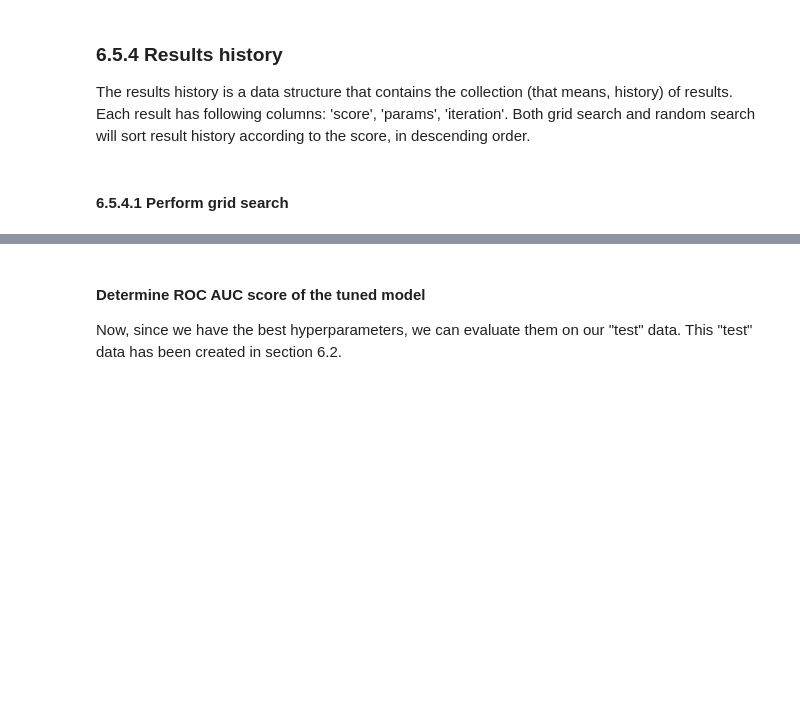
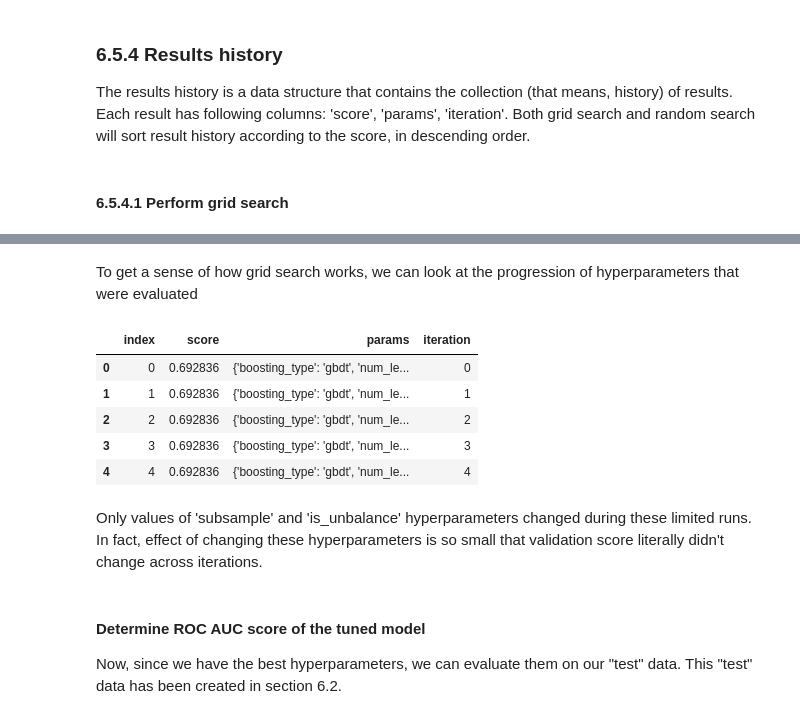
Before and after one commit to tanmoybanerjee2003/dataScience, a Jupyter notebook: Udacity_data_science_capstone/Loan_default_risk_classfier.ipynb, the cells around one changed output, grey strips where cells are left out. Drawn from its saved outputs; the diff is of its cells as text; code cells hidden in the pictures; blank space fills up the shorter version.

```diff
--- a/Udacity_data_science_capstone/Loan_default_risk_classfier.ipynb
+++ b/Udacity_data_science_capstone/Loan_default_risk_classfier.ipynb
@@ -1549,6 +1549,20 @@ The best hyperparameters were:
  'reg_lambda': 0.0,
  'subsample': 0.5,
  'subsample_for_bin': 20000}
+# %% [markdown]
+To get a sense of how grid search works, we can look at the progression of hyperparameters that were evaluated
+# %%
+pd.options.display.max_colwidth = 1000
+grid_results
+# %% [output]
+|  | index | score | params | iteration |
+| 0 | 0 | 0.692836 | {'boosting_type': 'gbdt', 'num_le... | 0 |
+| 1 | 1 | 0.692836 | {'boosting_type': 'gbdt', 'num_le... | 1 |
+| 2 | 2 | 0.692836 | {'boosting_type': 'gbdt', 'num_le... | 2 |
+| 3 | 3 | 0.692836 | {'boosting_type': 'gbdt', 'num_le... | 3 |
+| 4 | 4 | 0.692836 | {'boosting_type': 'gbdt', 'num_le... | 4 |
+# %% [markdown]
+Only values of 'subsample' and 'is_unbalance' hyperparameters changed during these limited runs. In fact, effect of changing these hyperparameters is so small that validation score literally didn't change across iterations.
 # %% [markdown]
 #### Determine ROC AUC score of the tuned model ####
 Now, since we have the best hyperparameters, we can evaluate them on our "test" data. This "test" data has been created in section 6.2.
```
Also changed, not shown: parts of 56 cells of this notebook, 2 other files.
